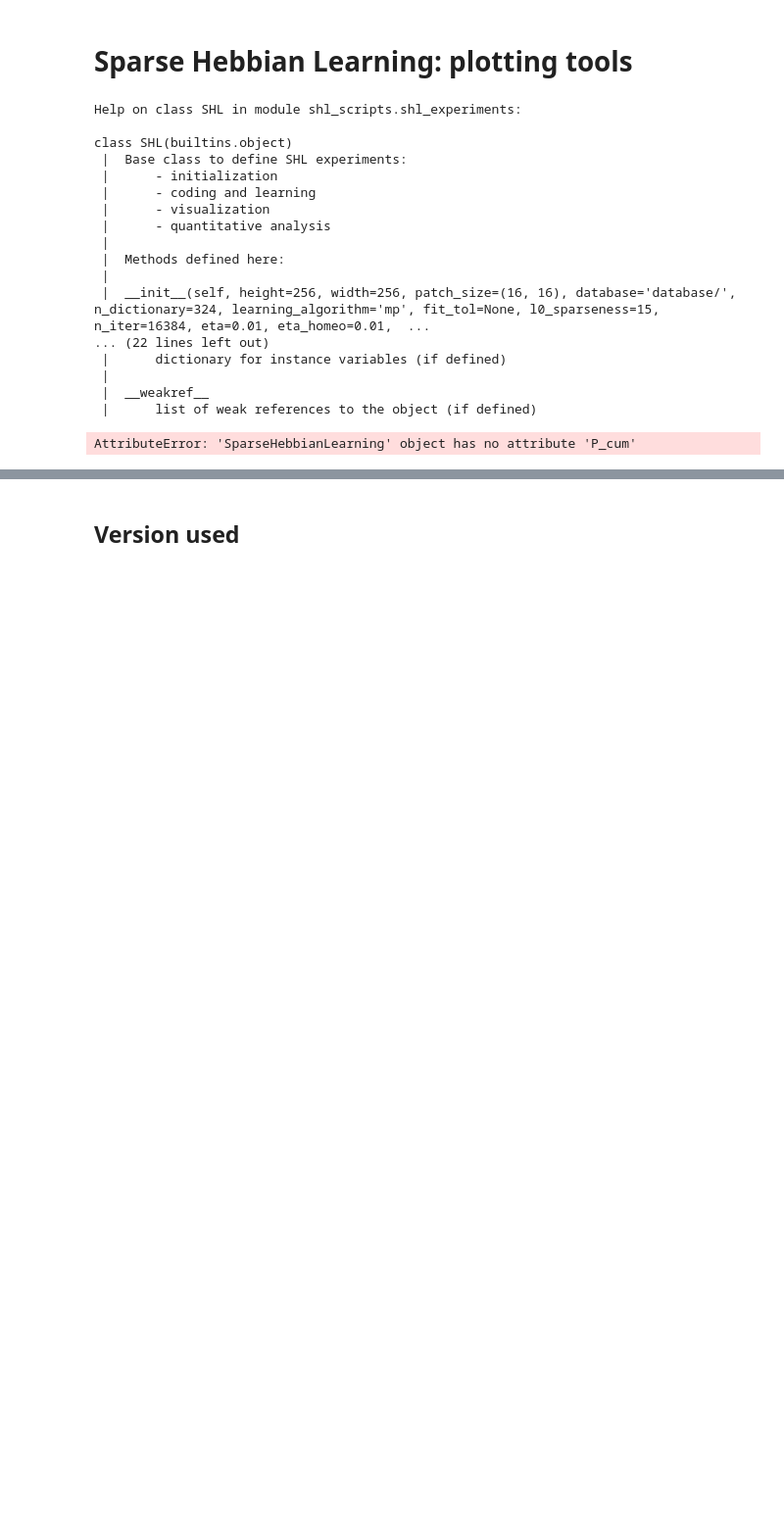
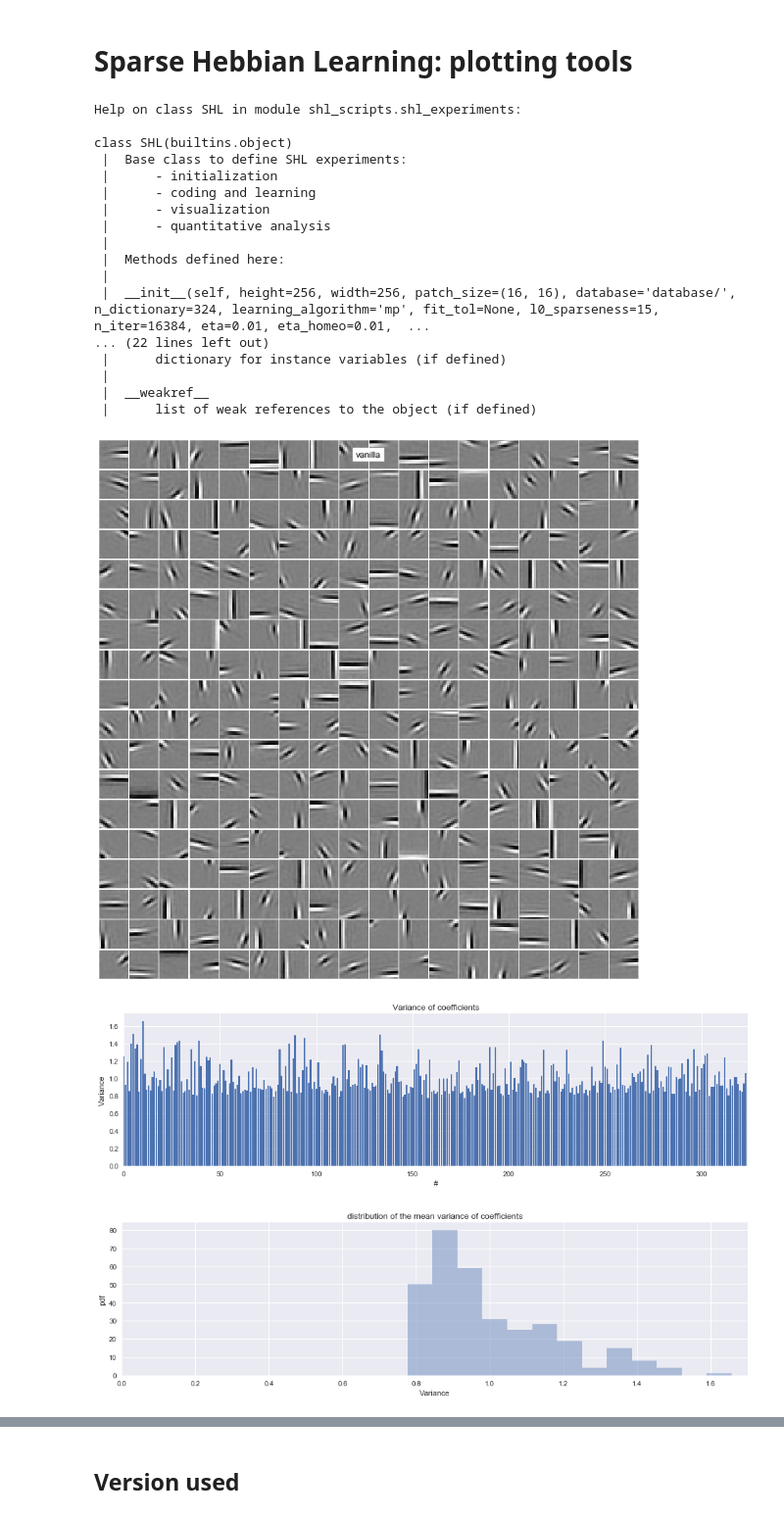
Before and after one commit to bicv/SparseHebbianLearning, a Jupyter notebook: probe/using the tools.ipynb, the cells around one changed output, grey strips where cells are left out. Shown at 98% size. Cells and saved outputs as stored; diff of their text form; code cells hidden in the pictures; blank space fills up the shorter version.

```diff
--- a/probe/using the tools.ipynb
+++ b/probe/using the tools.ipynb
@@ -37,7 +37,9 @@ shl = SHL(DEBUG_DOWNSCALE=DEBUG_DOWNSCALE, learning_algorithm='mp', verbose=verb
 data = shl.get_data(name_database='serre07_distractors')
 # %%
 matname = 'vanilla'
-dico = shl.learn_dico(matname=matname)
-_ = dico.show_dico();
+list_figures = ['show_dico', 'plot_variance',  'plot_variance_histogram',  'time_plot_prob',  'time_plot_kurt',  'time_plot_var']
+dico = shl.learn_dico(matname=matname, list_figures=list_figures)
 # %% [output]
-AttributeError: 'SparseHebbianLearning' object has no attribute 'P_cum'
+[figure, added]
+[figure, added]
+[figure, added]
```
Also changed, not shown: parts of 4 cells of this notebook, 2 other files.
